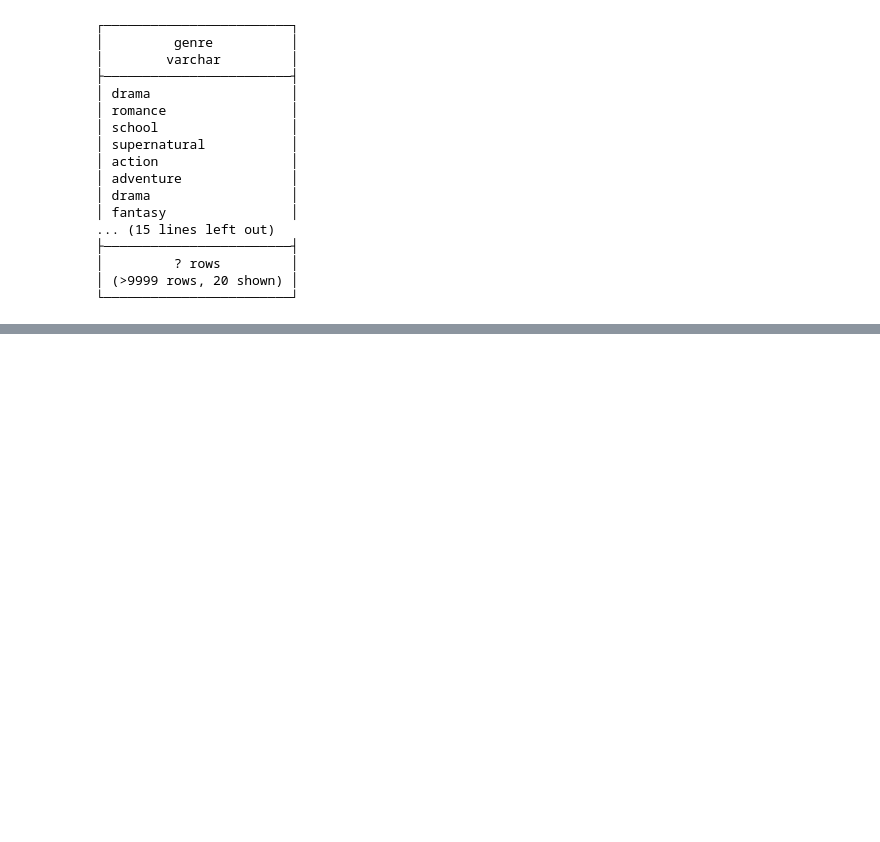
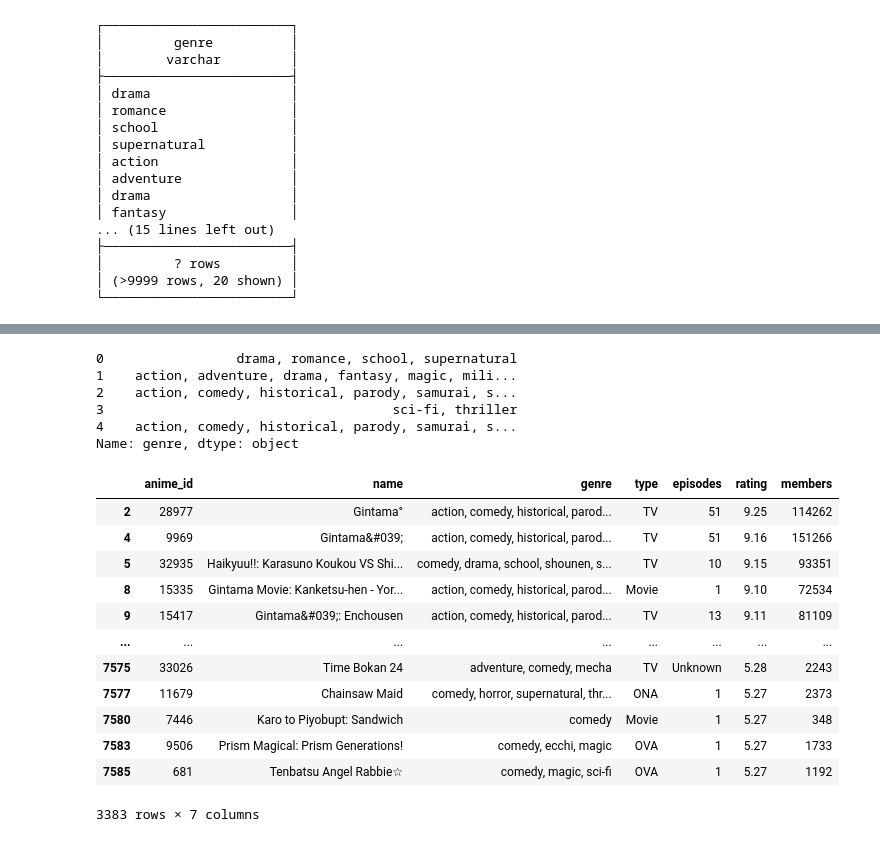
Before and after one commit to drod75/MyAnimeListDashboard, a Jupyter notebook: notebooks/duckdb.ipynb, the cells around one changed output, grey strips where cells are left out. Saved outputs shown, nothing was run; the diff lists cells and outputs as text; code cells hidden in the pictures; blank space fills up the shorter version.

```diff
--- a/notebooks/duckdb.ipynb
+++ b/notebooks/duckdb.ipynb
@@ -365,0 +360,27 @@ duckdb.sql(genre_cleaning_2_query)
+# %%
+anime_df['genre'] = anime_df['genre'].str.lower()
+anime_df['genre'] = anime_df['genre'].str.strip()
+anime_df['genre'].head()
+# %% [output]
+0                 drama, romance, school, supernatural
+1    action, adventure, drama, fantasy, magic, mili...
+2    action, comedy, historical, parody, samurai, s...
+3                                     sci-fi, thriller
+4    action, comedy, historical, parody, samurai, s...
+Name: genre, dtype: object
+# %%
+anime_df[anime_df['genre'].str.contains("comedy")]
+# %% [output]
+|  | anime_id | name | genre | type | episodes | rating | members |
+| 2 | 28977 | Gintama° | action, comedy, historical, parod... | TV | 51 | 9.25 | 114262 |
+| 4 | 9969 | Gintama&#039; | action, comedy, historical, parod... | TV | 51 | 9.16 | 151266 |
+| 5 | 32935 | Haikyuu!!: Karasuno Koukou VS Shi... | comedy, drama, school, shounen, s... | TV | 10 | 9.15 | 93351 |
+| 8 | 15335 | Gintama Movie: Kanketsu-hen - Yor... | action, comedy, historical, parod... | Movie | 1 | 9.10 | 72534 |
+| 9 | 15417 | Gintama&#039;: Enchousen | action, comedy, historical, parod... | TV | 13 | 9.11 | 81109 |
+| ... | ... | ... | ... | ... | ... | ... | ... |
+| 7575 | 33026 | Time Bokan 24 | adventure, comedy, mecha | TV | Unknown | 5.28 | 2243 |
+| 7577 | 11679 | Chainsaw Maid | comedy, horror, supernatural, thr... | ONA | 1 | 5.27 | 2373 |
+| 7580 | 7446 | Karo to Piyobupt: Sandwich | comedy | Movie | 1 | 5.27 | 348 |
+| 7583 | 9506 | Prism Magical: Prism Generations! | comedy, ecchi, magic | OVA | 1 | 5.27 | 1733 |
+| 7585 | 681 | Tenbatsu Angel Rabbie☆ | comedy, magic, sci-fi | OVA | 1 | 5.27 | 1192 |
+3383 rows × 7 columns
```
Also changed, not shown: parts of 32 cells of this notebook, 8 other files.
